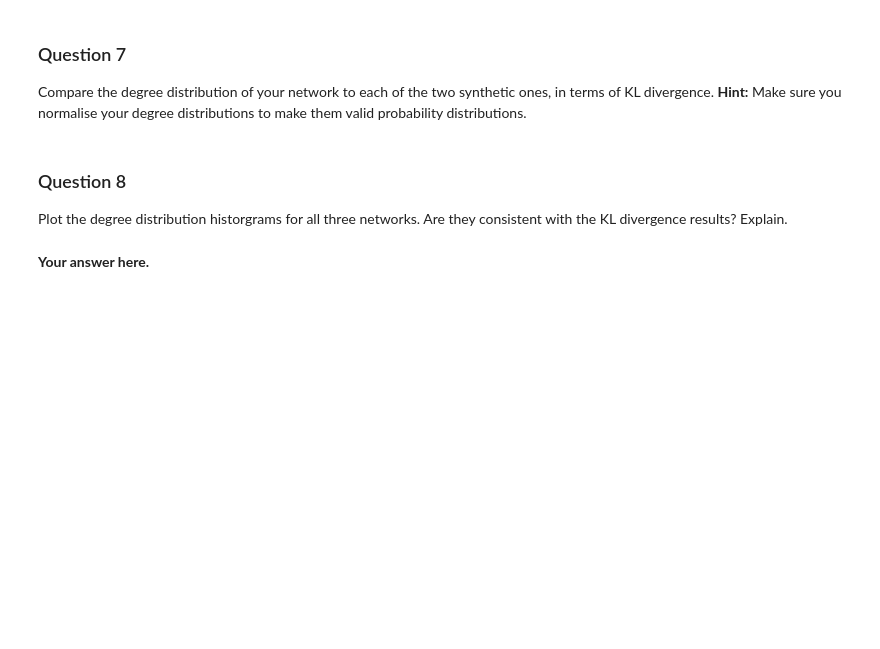
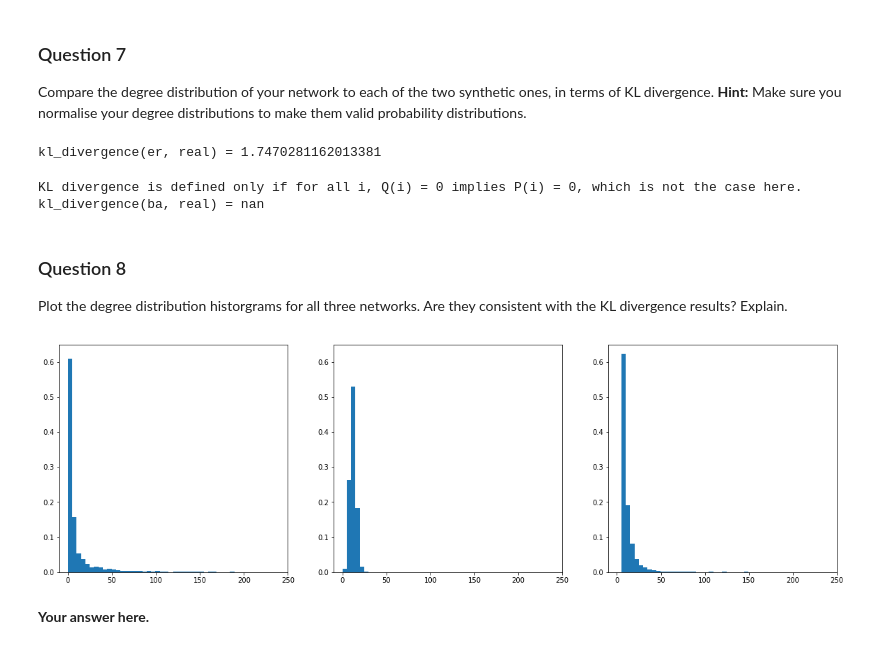
Before and after one commit to weberjoe/NTDS-MS-1-Route2-911, a Jupyter notebook: MS_2/2_network_models.ipynb, the cells around one changed output. Cells and saved outputs as stored; diff of their text form; code cells hidden in the pictures; blank space fills up the shorter version.

```diff
--- a/MS_2/2_network_models.ipynb
+++ b/MS_2/2_network_models.ipynb
@@ -244,3 +258,26 @@ Compare the degree distribution of your network to each of the two synthetic one
+# %%
+mask = adjacency.copy()
+mask[np.nonzero(adjacency)] = 1
+real_degrees = mask.sum(axis=0)
+real_weights = np.ones_like(real_degrees) / float(n_nodes)
+real_degree_distribution = np.bincount(real_degrees) / len(real_degrees)
+# %%
+er_degrees = er.sum(axis=0)
+er_weights = np.ones_like(er_degrees) / float(n_nodes)
+er_degree_distribution = np.bincount(er_degrees) / len(er_degrees)
+# %%
+ba_degrees = ba.sum(axis=0)
+ba_weights = np.ones_like(ba_degrees) / float(n_nodes)
+ba_degree_distribution = np.bincount(ba_degrees) / len(ba_degrees)
+# %%
+print('kl_divergence(er, real) =', kl_divergence(er_degree_distribution, real_degree_distribution))
+# %% [output]
+kl_divergence(er, real) = 1.7470281162013381
+# %%
+print('kl_divergence(ba, real) =', kl_divergence(ba_degree_distribution, real_degree_distribution))
+# %% [output]
+KL divergence is defined only if for all i, Q(i) = 0 implies P(i) = 0, which is not the case here.
+kl_divergence(ba, real) = nan
 # %% [markdown]
 ### Question 8
 
@@ -250,3 +285,16 @@ Plot the degree distribution historgrams for all three networks. Are they consis
+# %%
+plt.figure(figsize=(20,6))
+plt.subplot(131)
+plt.axis([-10, 250, 0, 0.65])
+_ = plt.hist(real_degrees, bins=50, weights=real_weights, range=(0,249))
+plt.subplot(132)
+plt.axis([-10, 250, 0, 0.65])
+_ = plt.hist(er_degrees, bins=50, weights=er_weights, range=(0,249))
+plt.subplot(133)
+plt.axis([-10, 250, 0, 0.65])
+_ = plt.hist(ba_degrees, bins=50, weights=ba_weights, range=(0,249))
+# %% [output]
+[figure, added]
 # %% [markdown]
 **Your answer here.**
 # %% [markdown]
```
Also changed, not shown: parts of 6 cells of this notebook.
